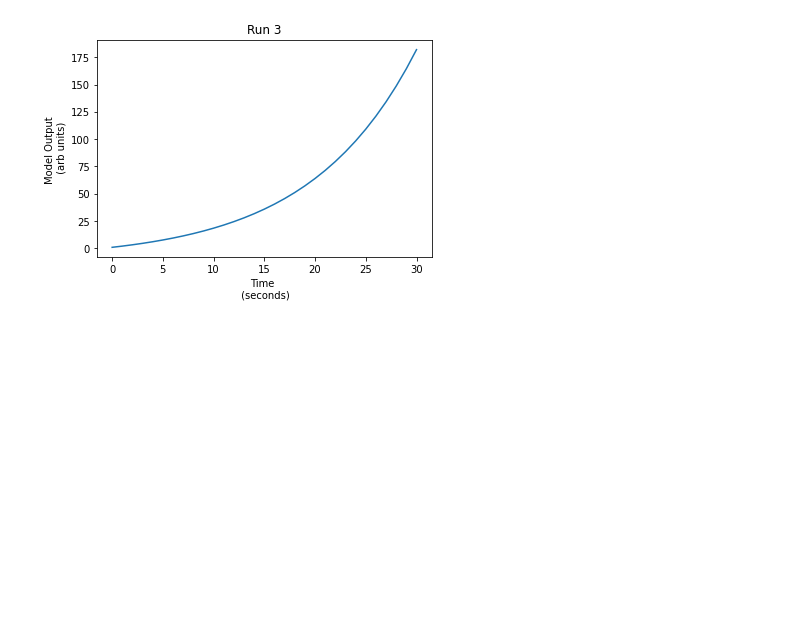
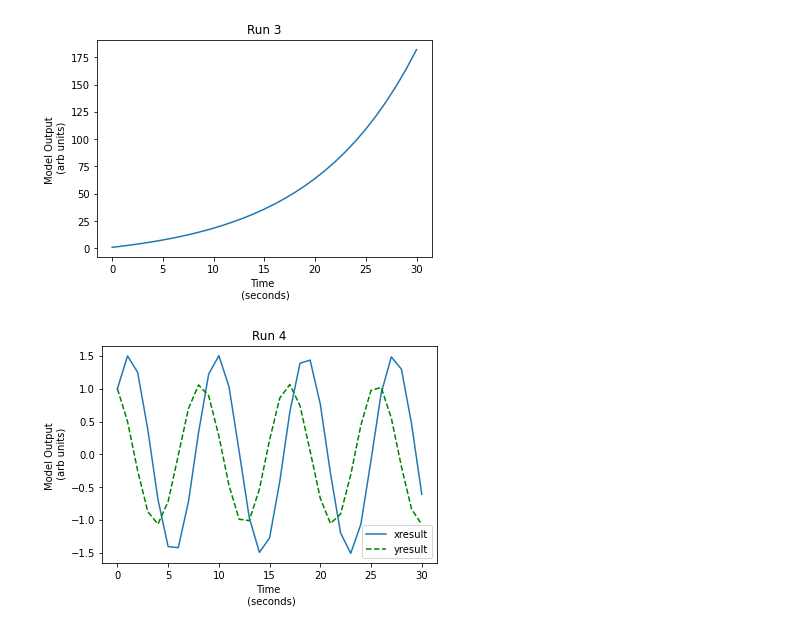
Before and after one commit to grantaguinaldo/ssie, a Jupyter notebook: ssie523/ssie-523-chapter-04-problems.ipynb, the cells around one changed output. Saved outputs shown, nothing was run; the diff lists cells and outputs as text; code cells hidden in the pictures; blank space fills up the shorter version.

```diff
--- a/ssie523/ssie-523-chapter-04-problems.ipynb
+++ b/ssie523/ssie-523-chapter-04-problems.ipynb
@@ -94,3 +94,32 @@ plt.title('Run 3')
 plt.show()
 # %% [output]
 [figure]
+# %%
+def modeld(xinit, yinit, itr, ycoef, xcoef):
+    xresult = [xinit]
+    yresult = [yinit]
+
+    for _ in range(0, itr):
+        xi = xcoef * xresult[-1] + yresult[-1]
+        yi = ycoef * xresult[-1] + yresult[-1]
+
+        xresult.append(xi)
+        yresult.append(yi)
+
+    result = {}
+    result['xresult'] = xresult
+    result['yresult'] = yresult
+
+    return result
+# %%
+run4 = modeld(xinit=1, yinit=1, itr=30, ycoef=-0.5, xcoef=0.5)
+# %%
+plt.plot(run4['xresult'], label='xresult')
+plt.plot(run4['yresult'], 'g--', label='yresult')
+plt.xlabel('Time \n (seconds)')
+plt.ylabel('Model Output \n (arb units)')
+plt.title('Run 4')
+plt.legend()
+plt.show()
+# %% [output]
+[figure, added]
```
Also changed, not shown: parts of 9 cells of this notebook, 2 other files.
